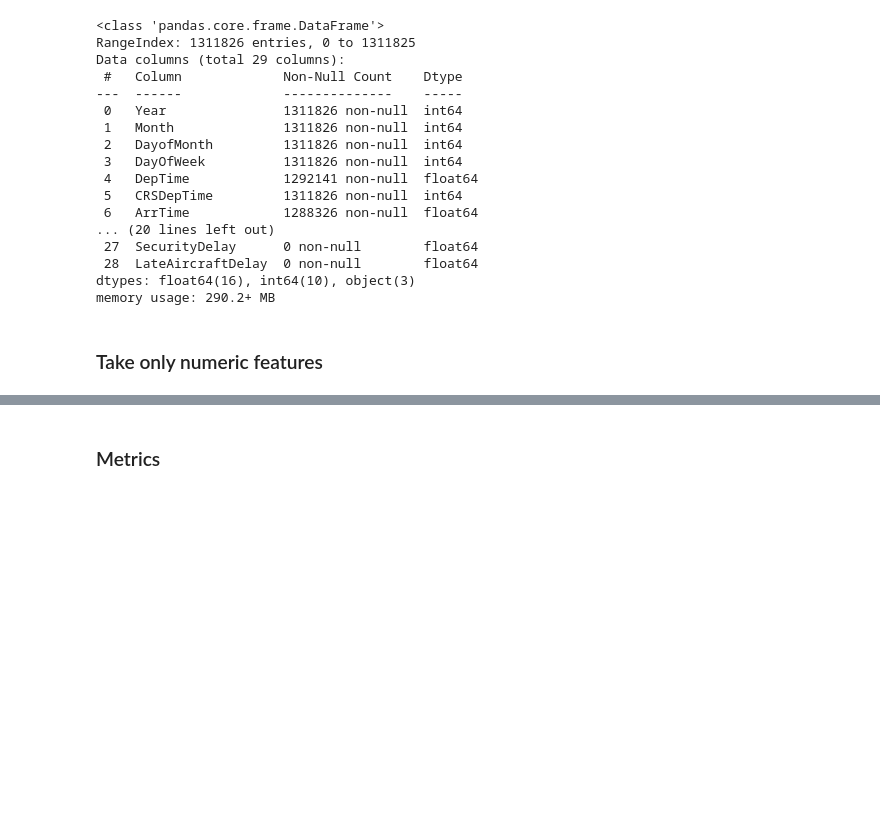
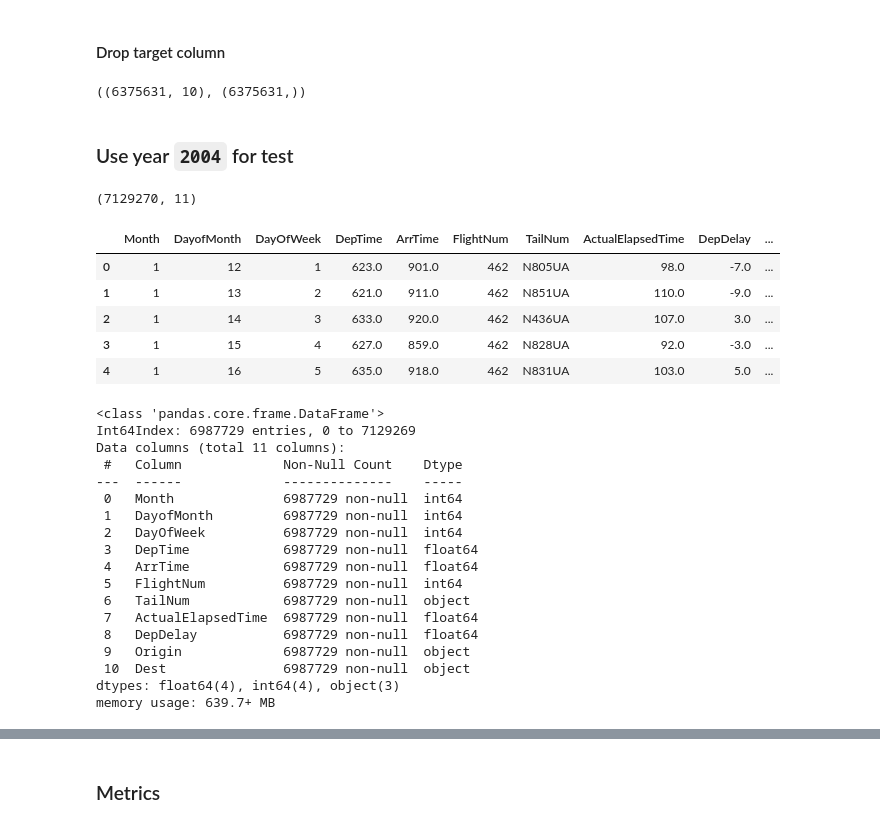
Before and after one commit to Fedmug/ST2195, a Jupyter notebook: ASA/delay_predict.ipynb, the cells around one changed output, grey strips where cells are left out. Saved outputs shown, nothing was run; the diff lists cells and outputs as text; code cells hidden in the pictures; blank space fills up the shorter version.

```diff
--- a/ASA/delay_predict.ipynb
+++ b/ASA/delay_predict.ipynb
@@ -16,22 +64,46 @@ data.shape
+# %% [markdown]
+#### Drop target column
+# %%
+y_train = data_train['DepDelay']
+data_train.drop(['DepDelay'], axis=1, inplace=True)
+data_train.shape, y_train.shape
+# %% [output]
+((6375631, 10), (6375631,))
+# %% [markdown]
+### Use year `2004` for test
+# %%
+data_test = pd.read_csv("2004.csv", usecols=numerical_features + categorical_features + target_feature)
+data_test.shape
+# %% [output]
+(7129270, 11)
+# %%
+data_test.head()
+# %% [output]
+|  | Month | DayofMonth | DayOfWeek | DepTime | ArrTime | FlightNum | TailNum | ActualElapsedTime | DepDelay | ... |
+| 0 | 1 | 12 | 1 | 623.0 | 901.0 | 462 | N805UA | 98.0 | -7.0 | ... |
+| 1 | 1 | 13 | 2 | 621.0 | 911.0 | 462 | N851UA | 110.0 | -9.0 | ... |
+| 2 | 1 | 14 | 3 | 633.0 | 920.0 | 462 | N436UA | 107.0 | 3.0 | ... |
+| 3 | 1 | 15 | 4 | 627.0 | 859.0 | 462 | N828UA | 92.0 | -3.0 | ... |
+| 4 | 1 | 16 | 5 | 635.0 | 918.0 | 462 | N831UA | 103.0 | 5.0 | ... |
 # %%
-data.info()
+data_test.dropna(inplace=True)
+data_test.info(show_counts=True)
 # %% [output]
 <class 'pandas.core.frame.DataFrame'>
-RangeIndex: 1311826 entries, 0 to 1311825
-Data columns (total 29 columns):
+Int64Index: 6987729 entries, 0 to 7129269
+Data columns (total 11 columns):
  #   Column             Non-Null Count    Dtype
 ---  ------             --------------    -----
- 0   Year               1311826 non-null  int64
- 1   Month              1311826 non-null  int64
- 2   DayofMonth         1311826 non-null  int64
- 3   DayOfWeek          1311826 non-null  int64
- 4   DepTime            1292141 non-null  float64
- 5   CRSDepTime         1311826 non-null  int64
- 6   ArrTime            1288326 non-null  float64
-... (20 lines left out)
- 27  SecurityDelay      0 non-null        float64
- 28  LateAircraftDelay  0 non-null        float64
-dtypes: float64(16), int64(10), object(3)
-memory usage: 290.2+ MB
+ 0   Month              6987729 non-null  int64
+ 1   DayofMonth         6987729 non-null  int64
+ 2   DayOfWeek          6987729 non-null  int64
+ 3   DepTime            6987729 non-null  float64
+ 4   ArrTime            6987729 non-null  float64
+ 5   FlightNum          6987729 non-null  int64
+ 6   TailNum            6987729 non-null  object
+ 7   ActualElapsedTime  6987729 non-null  float64
+ 8   DepDelay           6987729 non-null  float64
+ 9   Origin             6987729 non-null  object
+ 10  Dest               6987729 non-null  object
+dtypes: float64(4), int64(4), object(3)
+memory usage: 639.7+ MB
-# %% [markdown]
-### Take only numeric features
```
Also changed, not shown: parts of 35 cells of this notebook, 2 other files.
